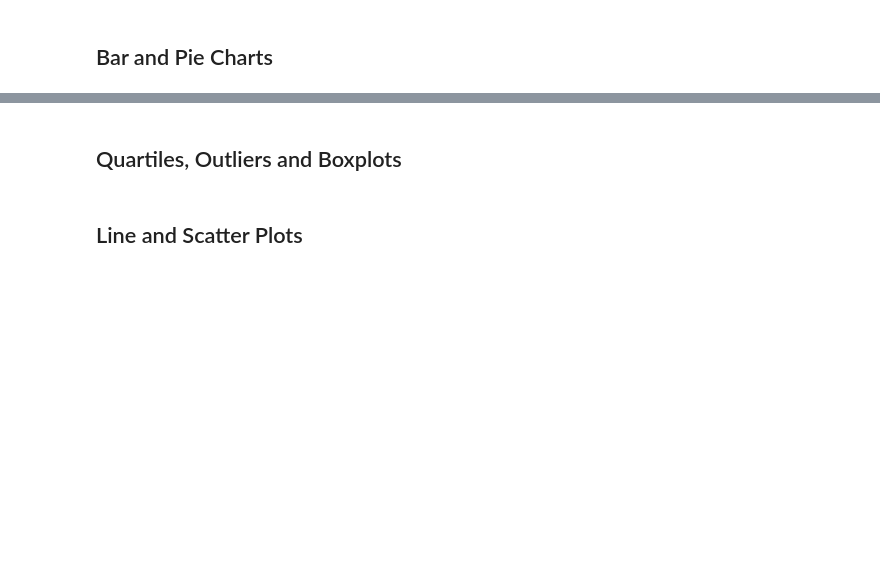
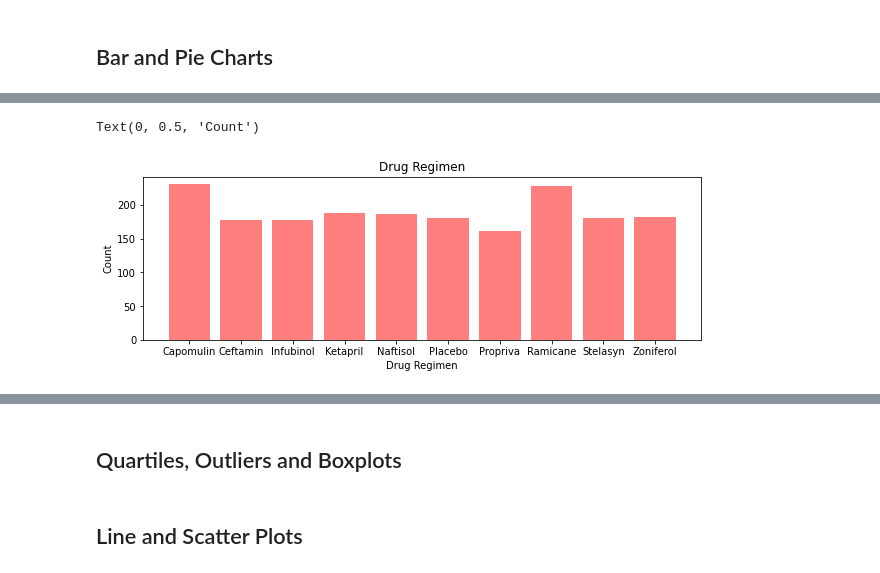
Before and after one commit to strongmachine/Matplotlib_Challenge, a Jupyter notebook: 05-Matplotlib/Instructions/Pymaceuticals/pymaceuticals_starter.ipynb, the cells around one changed output, grey strips where cells are left out. Cells and saved outputs as stored; diff of their text form; code cells hidden in the pictures; blank space fills up the shorter version.

```diff
--- a/05-Matplotlib/Instructions/Pymaceuticals/pymaceuticals_starter.ipynb
+++ b/05-Matplotlib/Instructions/Pymaceuticals/pymaceuticals_starter.ipynb
@@ -155,2 +182,15 @@ single_summ_df
 # %%
 # Generate a bar plot showing the total number of timepoints for all mice tested for each drug regimen using pyplot.
+d_list = single_summ_df.index.tolist()
+d_count = (merge_table_df.groupby(["Drug Regimen"])["Age_months"].count()).tolist()
+#x_axis = np.arrange(len(d_count))
+
+x_axis = d_list
+plt.figure(figsize = (10,3))
+plt.bar(x_axis,d_count, color = 'r', alpha = 0.5, align = "center")
+plt.title("Drug Regimen")
+plt.xlabel("Drug Regimen")
+plt.ylabel("Count")
+# %% [output]
+Text(0, 0.5, 'Count')
+[figure, added]
```
Also changed, not shown: parts of 5 cells of this notebook.
